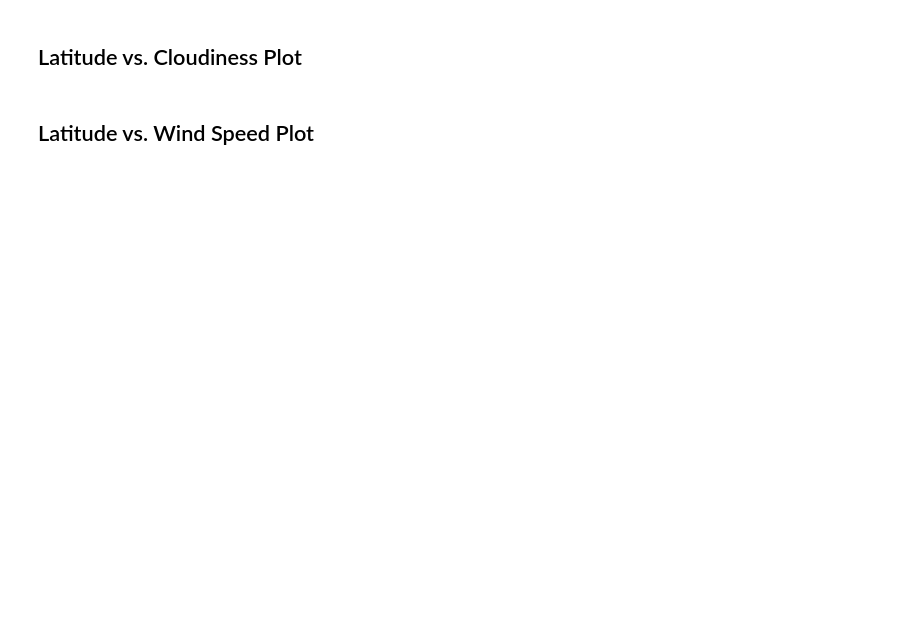
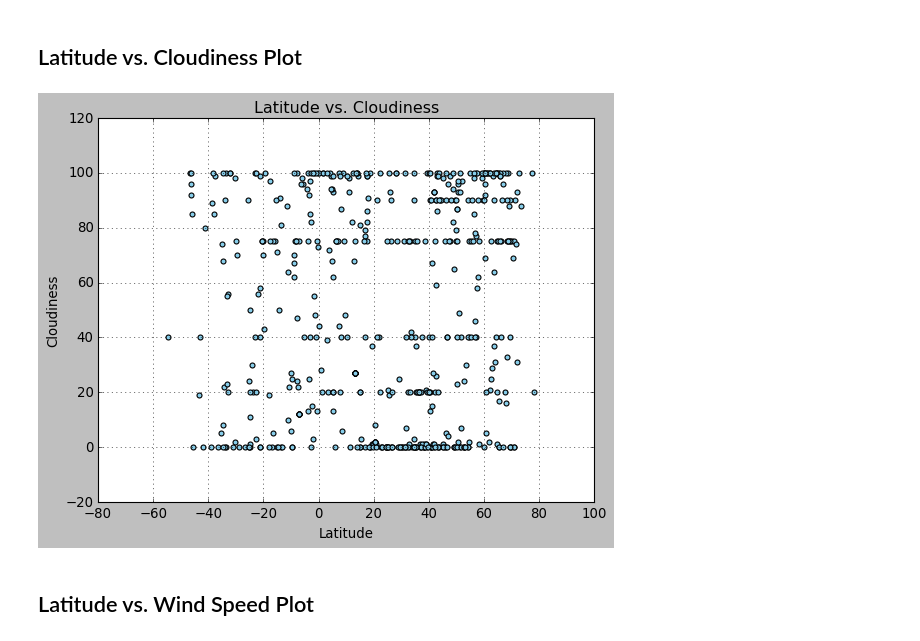
Before and after one commit to Hootie96/python-api, a Jupyter notebook: starter_code/WeatherPy.ipynb, the cells around one changed output. Cells and saved outputs as stored; diff of their text form; code cells hidden in the pictures; blank space fills up the shorter version.

```diff
--- a/starter_code/WeatherPy.ipynb
+++ b/starter_code/WeatherPy.ipynb
@@ -210,4 +245,14 @@ Skip this step if there are no cities that have humidity > 100%.
 # %% [markdown]
 ## Latitude vs. Cloudiness Plot
+# %%
+plt.scatter(weather_dataframe["Lat"], weather_dataframe["Cloudiness"],
+            edgecolors="black", facecolors="skyblue")
+plt.title("Latitude vs. Cloudiness")
+plt.xlabel("Latitude")
+plt.ylabel("Cloudiness")
+plt.grid()
+plt.show()
+# %% [output]
+[figure, added]
 # %% [markdown]
 ## Latitude vs. Wind Speed Plot
```
Also changed, not shown: parts of 13 cells of this notebook, 1 other file.
